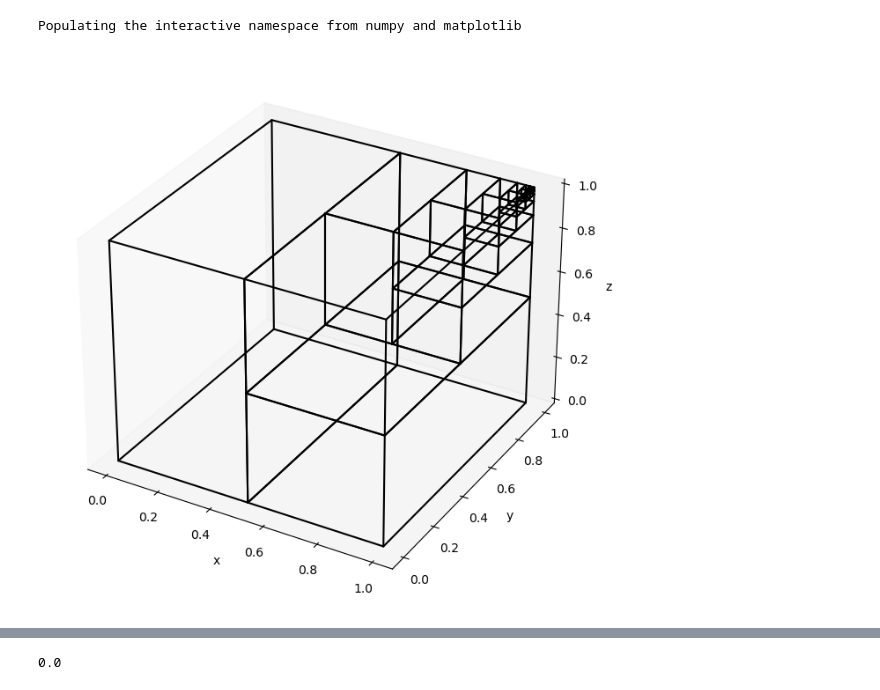
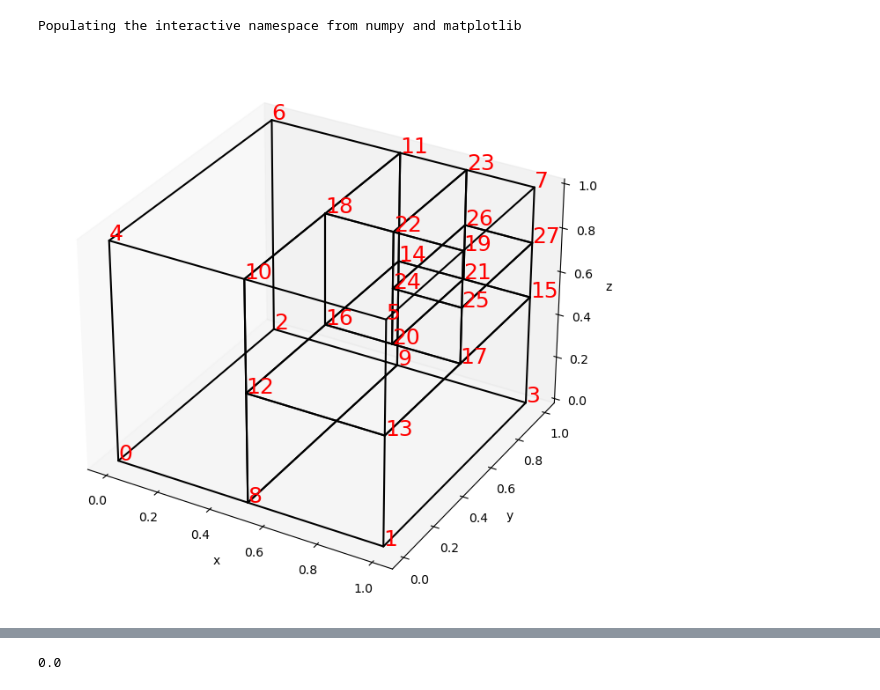
Before and after one commit to c-f-h/pyiga, a Jupyter notebook: notebooks/Multipatch3D_STTEST.ipynb, the cells around one changed output, grey strips where cells are left out. Saved outputs shown, nothing was run; the diff lists cells and outputs as text; code cells hidden in the pictures.

```diff
--- a/notebooks/Multipatch3D_STTEST.ipynb
+++ b/notebooks/Multipatch3D_STTEST.ipynb
@@ -950,9 +950,9 @@ MP=Multipatch(M, automatch=True)
 #MP.reset(automatch=True)
 #MP.finalize()
 # %%
-M.draw(knots=False)
+M.draw(knots=False, vertex_idx=True)
 # %% [output]
-[figure, old version]
+[figure, new version]
 # %%
 MP.Constr.shape
 # %% [output]
```
Also changed, not shown: parts of 34 cells of this notebook.
